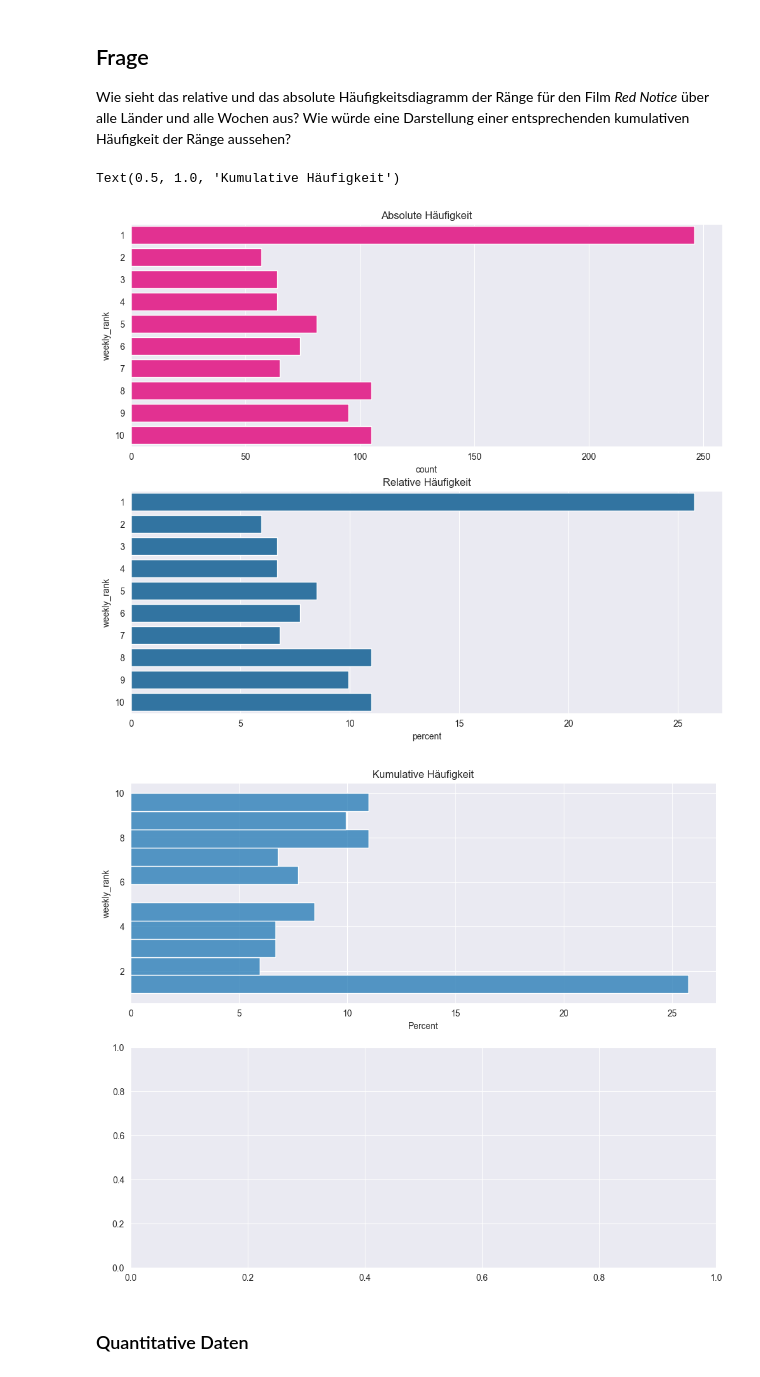
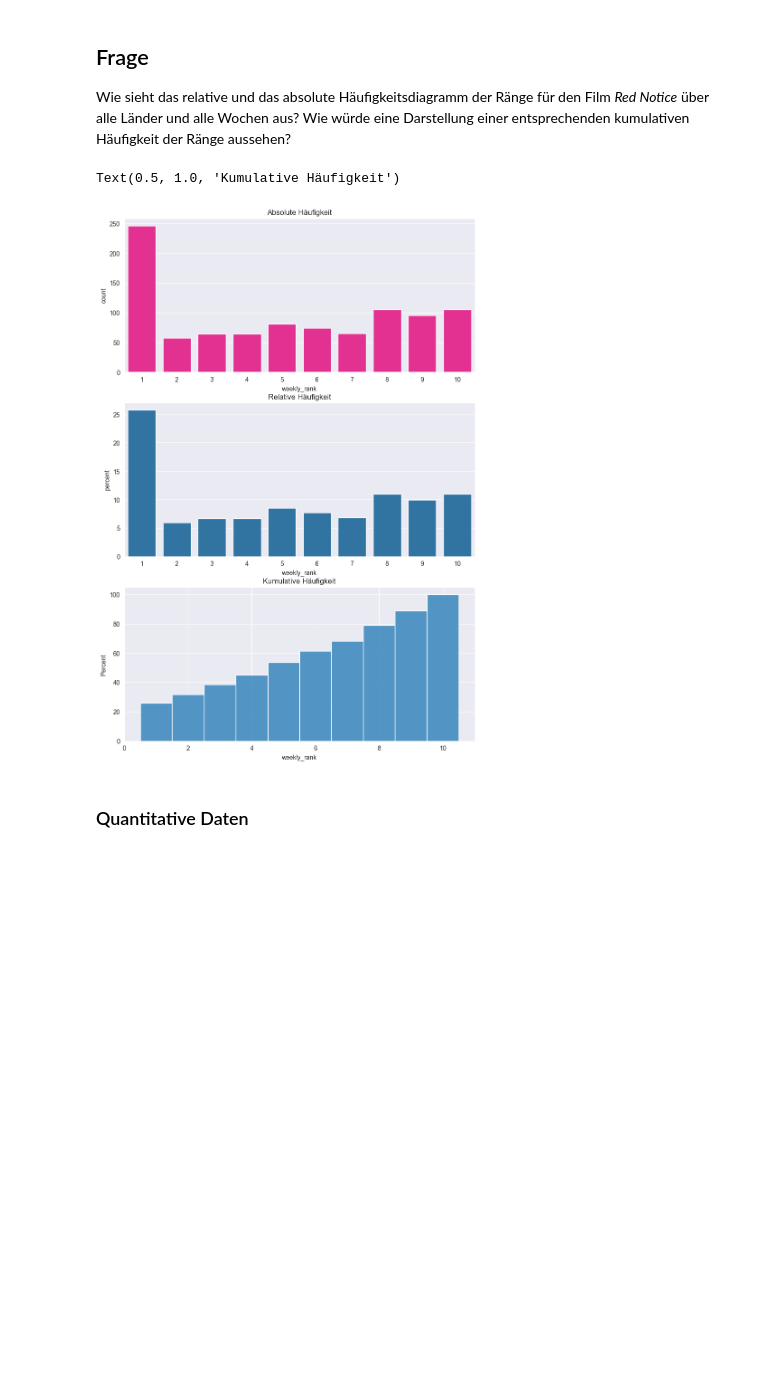
Before and after one commit to lukas3482/wahrscheinlichkeitsrechnung, a Jupyter notebook: haufigkeiten/inClass-häufigkeiten-Student-template.ipynb, the cells around one changed output. Cells and saved outputs as stored; diff of their text form; code cells hidden in the pictures; blank space fills up the shorter version.

```diff
--- a/haufigkeiten/inClass-häufigkeiten-Student-template.ipynb
+++ b/haufigkeiten/inClass-häufigkeiten-Student-template.ipynb
@@ -166,21 +166,20 @@ Wie sieht das relative und das absolute Häufigkeitsdiagramm der Ränge für den
 # %%
 netflix_red_notice = netflix[netflix['show_title'] == 'Red Notice']
 netflix_red_notice.head(10)
 
-fig, axs = plt.subplots(nrows=2, ncols=1,figsize=(12,10))
-sea.countplot(data=netflix_red_notice, y='weekly_rank', ax=axs[0], color='deeppink')
-sea.countplot(data=netflix_red_notice, y='weekly_rank', stat='percent', ax=axs[1])
+fig, axs = plt.subplots(nrows=3, ncols=1,figsize=(10,15))
+sea.countplot(data=netflix_red_notice, x='weekly_rank', ax=axs[0], color='deeppink')
+sea.countplot(data=netflix_red_notice, x='weekly_rank', stat='percent', ax=axs[1])
+sea.histplot(data=netflix_red_notice, x='weekly_rank', cumulative=True, discrete=True, element="bars", stat='percent', ax=axs[2])
 axs[0].set_title('Absolute Häufigkeit')
 axs[1].set_title('Relative Häufigkeit')
+axs[2].set_title('Kumulative Häufigkeit')
 
-# TODO Kumulative Häufigkeit...
-fig, axs = plt.subplots(nrows=2, ncols=1,figsize=(12,10))
-sea.histplot(data=netflix_red_notice, y='weekly_rank', stat='percent', ax=axs[0])
-axs[0].set_title('Kumulative Häufigkeit')
+# Kumulative Häufigkeit -> z.B. Wie oft kommt Rang vier oder kleiner vor, wie oft kommt Rang 8 oder kleiner vor?
+# Wie oft war dieser Film unter den Top 5?
 # %% [output]
 Text(0.5, 1.0, 'Kumulative Häufigkeit')
-[figure, old version]
+[figure, new version]
-[figure, removed]
 # %% [markdown]
 ### Quantitative Daten
 # %%
```
Also changed, not shown: parts of 3 cells of this notebook.
